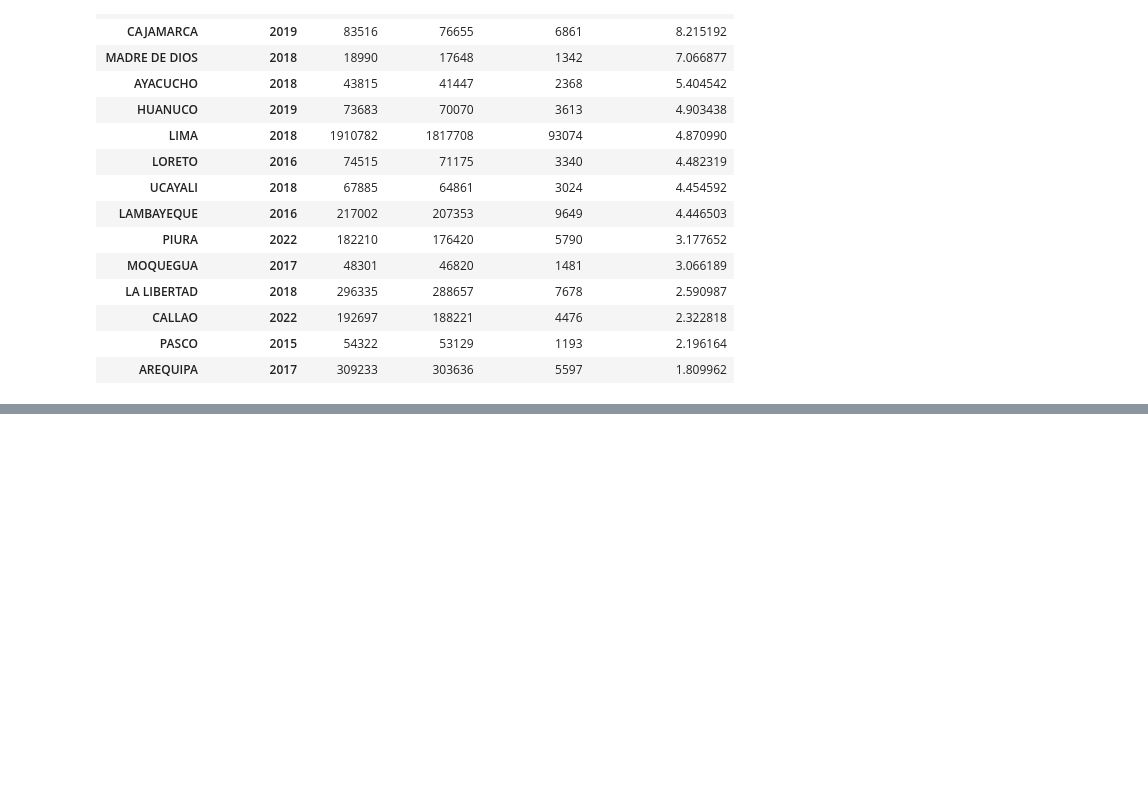
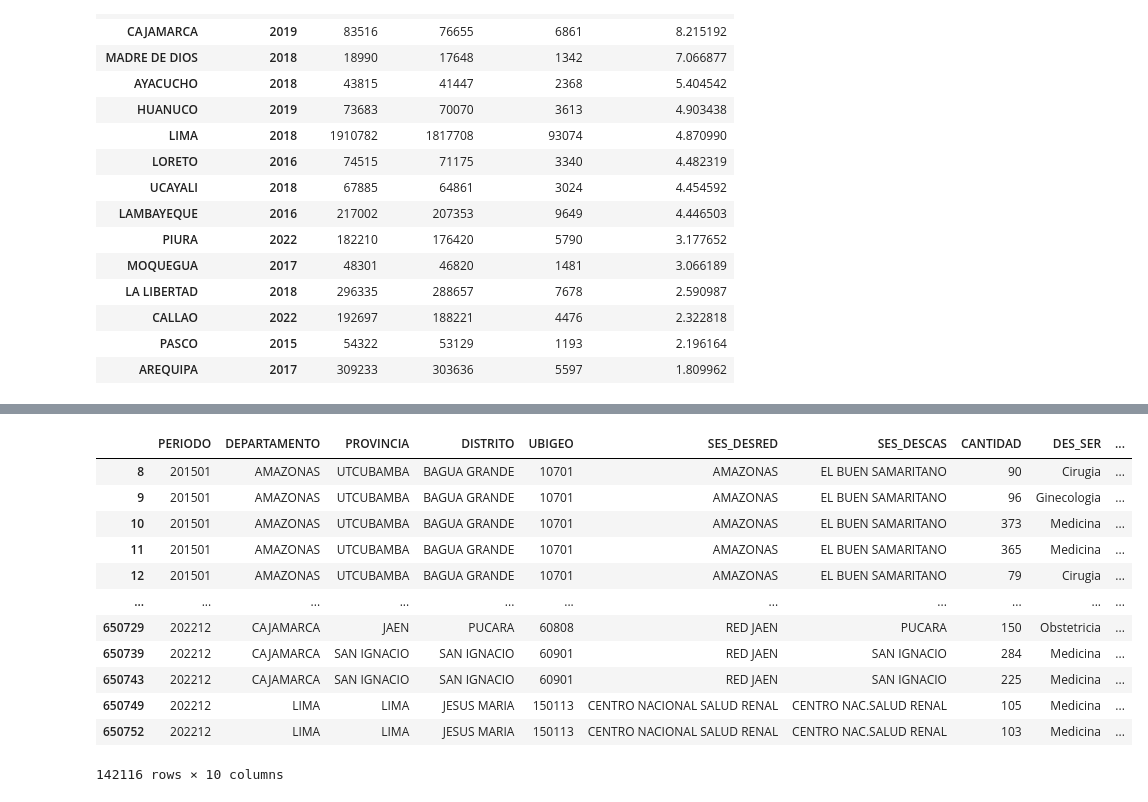
Before and after one commit to jeanpierre-gamboa/Data_Analysis_Essalud, a Jupyter notebook: perfil.ipynb, the cells around one changed output, grey strips where cells are left out. Cells and saved outputs as stored; diff of their text form; code cells hidden in the pictures; blank space fills up the shorter version.

Commit message:
Limpieza de Distrito y Exportación de csv final

```diff
--- a/perfil.ipynb
+++ b/perfil.ipynb
@@ -356,3 +357,10 @@ df_tabla_per.loc[pos_baja].sort_values(by= "tasa_no_cumplimiento", ascending=Fal
 | CALLAO | 2022 | 192697 | 188221 | 4476 | 2.322818 |
 | PASCO | 2015 | 54322 | 53129 | 1193 | 2.196164 |
 | AREQUIPA | 2017 | 309233 | 303636 | 5597 | 1.809962 |
+# %%
+df["PROVINCIA"] = df["PROVINCIA"].str.strip()
+df.loc[df["PROVINCIA"]== "MORROPÓN","PROVINCIA"] = "MORROPON"
+df.loc[df["PROVINCIA"]== "LA CONVENCIÓN", "PROVINCIA"] = "LA CONVENCION"
+df.loc[df["PROVINCIA"]== "MCAL.LUZURIAGA", "PROVINCIA"] = "MARISCAL LUZURIAGA"
+df.loc[df["PROVINCIA"]== "CNTRALMTE. VILLAR", "PROVINCIA"] = "CONTRALMIRANTE VILLAR"
+df["PROVINCIA"].nunique()
@@ -358,0 +422,25 @@ df_tabla_per.loc[pos_baja].sort_values(by= "tasa_no_cumplimiento", ascending=Fal
+# %%
+df["DISTRITO"] = df["DISTRITO"].str.strip()
+df["DISTRITO"] = df["DISTRITO"].str.replace("  "," ", regex=False)
+df.loc[df["DISTRITO"] == "210201", "DISTRITO"] = "AZANGARO"
+df.loc[df["DISTRITO"] == "SUBJANTALLA", "DISTRITO"] = "SUBTANJALLA"
+# %%
+df["SES_DESRED"] = df["SES_DESRED"].str.strip()
+df["SES_DESCAS"] = df["SES_DESCAS"].str.strip()
+df_final = df[df["DES_ACT"].isin(["Horas Prog.", "Hras.Efec.(Eje)"])]
+df_final = df_final[["PERIODO","DEPARTAMENTO","PROVINCIA","DISTRITO","UBIGEO","SES_DESRED","SES_DESCAS","CANTIDAD","DES_SER","DES_ACT"]]
+df_final
+# %% [output]
+|  | PERIODO | DEPARTAMENTO | PROVINCIA | DISTRITO | UBIGEO | SES_DESRED | SES_DESCAS | CANTIDAD | DES_SER | ... |
+| 8 | 201501 | AMAZONAS | UTCUBAMBA | BAGUA GRANDE | 10701 | AMAZONAS | EL BUEN SAMARITANO | 90 | Cirugia | ... |
+| 9 | 201501 | AMAZONAS | UTCUBAMBA | BAGUA GRANDE | 10701 | AMAZONAS | EL BUEN SAMARITANO | 96 | Ginecologia | ... |
+| 10 | 201501 | AMAZONAS | UTCUBAMBA | BAGUA GRANDE | 10701 | AMAZONAS | EL BUEN SAMARITANO | 373 | Medicina | ... |
+| 11 | 201501 | AMAZONAS | UTCUBAMBA | BAGUA GRANDE | 10701 | AMAZONAS | EL BUEN SAMARITANO | 365 | Medicina | ... |
+| 12 | 201501 | AMAZONAS | UTCUBAMBA | BAGUA GRANDE | 10701 | AMAZONAS | EL BUEN SAMARITANO | 79 | Cirugia | ... |
+| ... | ... | ... | ... | ... | ... | ... | ... | ... | ... | ... |
+| 650729 | 202212 | CAJAMARCA | JAEN | PUCARA | 60808 | RED JAEN | PUCARA | 150 | Obstetricia | ... |
+| 650739 | 202212 | CAJAMARCA | SAN IGNACIO | SAN IGNACIO | 60901 | RED JAEN | SAN IGNACIO | 284 | Medicina | ... |
+| 650743 | 202212 | CAJAMARCA | SAN IGNACIO | SAN IGNACIO | 60901 | RED JAEN | SAN IGNACIO | 225 | Medicina | ... |
+| 650749 | 202212 | LIMA | LIMA | JESUS MARIA | 150113 | CENTRO NACIONAL SALUD RENAL | CENTRO NAC.SALUD RENAL | 105 | Medicina | ... |
+| 650752 | 202212 | LIMA | LIMA | JESUS MARIA | 150113 | CENTRO NACIONAL SALUD RENAL | CENTRO NAC.SALUD RENAL | 103 | Medicina | ... |
+142116 rows × 10 columns
```
Also changed, not shown: parts of 6 cells of this notebook.
